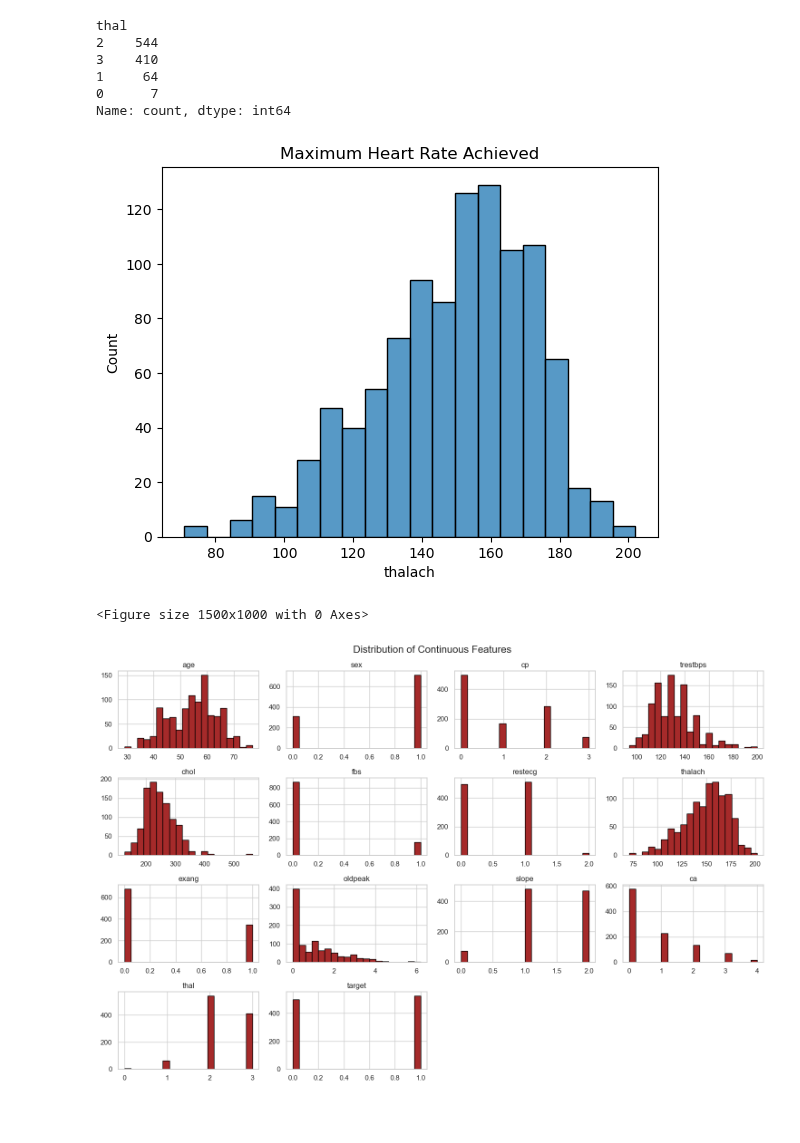
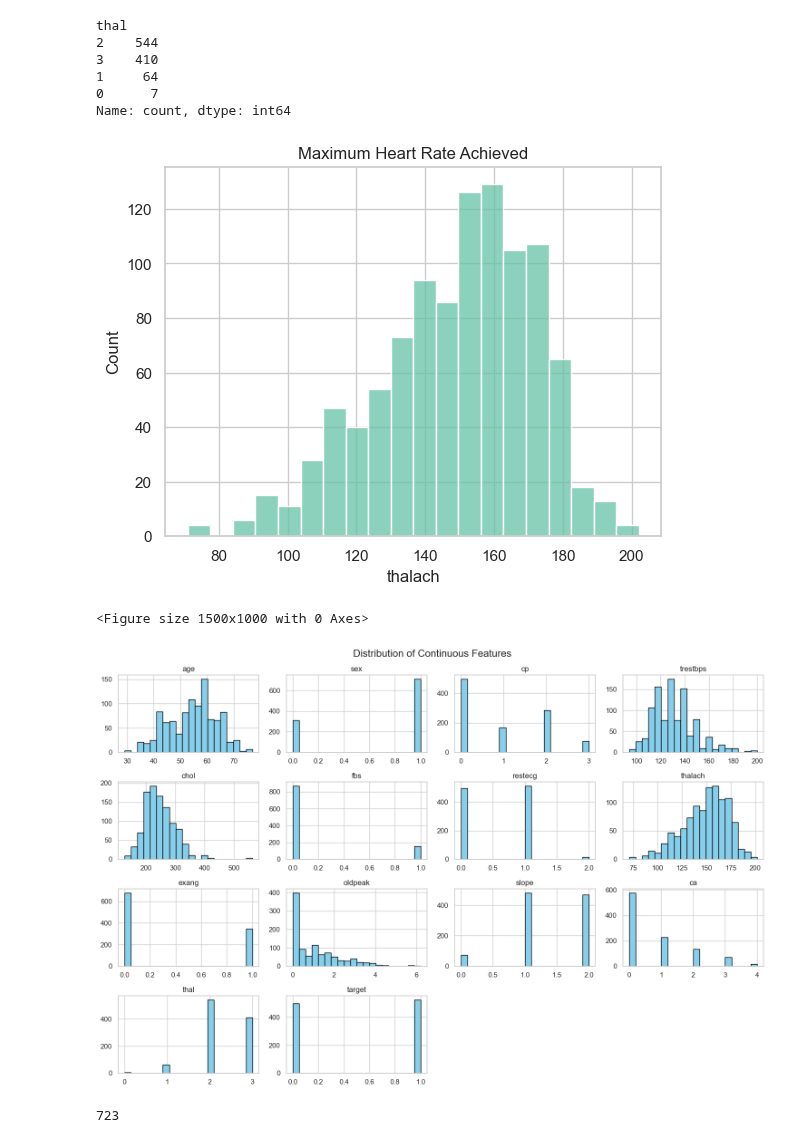
Before and after one commit to KeneanDita/Exploratory-Data-Analysis-EDA-, a Jupyter notebook: Heart_Disease.ipynb, the cells around one changed output. Drawn from its saved outputs; the diff is of its cells as text; code cells hidden in the pictures; blank space fills up the shorter version.

```diff
--- a/Heart_Disease.ipynb
+++ b/Heart_Disease.ipynb
@@ -3,8 +3,8 @@ import pandas as pd
 import matplotlib.pyplot as plt
 import seaborn as sns
 
-df = pd.read_csv('heart_disease.csv')
-df
+data = pd.read_csv('CSV_files/heart_disease.csv')
+data
 # %% [output]
 |  | age | sex | cp | trestbps | chol | fbs | restecg | thalach | exang | oldpeak | slope | ... |
 | 0 | 52 | 1 | 0 | 125 | 212 | 0 | 1 | 168 | 0 | 1.0 | 2 | ... |
@@ -74,12 +74,12 @@ thal
 0      7
 Name: count, dtype: int64
 # %%
-sns.histplot(df['thalach'])
+sns.histplot(data['thalach'])
 plt.title("Maximum Heart Rate Achieved")
 plt.savefig('Maximum Heart Rate Achieved Distribution.png', dpi=300)
 plt.show()
 # %% [output]
-[figure, old version]
+[figure, new version]
 # %%
 # Set the style and color palette for seaborn
 sns.set(style="whitegrid")
@@ -87,11 +87,16 @@ sns.set_palette("Set2")  # Change the color palette for better aesthetics
 
 # Plot histograms for continuous features with customizations
 plt.figure(figsize=(15, 10))
-df.hist(bins=20, color='brown', edgecolor='black', figsize=(15, 10))
+data.hist(bins=20, color='skyblue', edgecolor='black', figsize=(15, 10))
 plt.suptitle('Distribution of Continuous Features', fontsize=16)
 plt.tight_layout()  # Adjust layout to prevent overlapping
-plt.savefig('Overiew of all columns.png', dpi=300)
+# plt.savefig('Overiew of all columns.png', dpi=300)
 plt.show()
 # %% [output]
 <Figure size 1500x1000 with 0 Axes>
-[figure, old version]
+[figure, new version]
+# %%
+data.duplicated().sum()
+#We ignore the duplicates because they are intentional and most of the data can be similar to many patients
+# %% [output]
+723
```
Also changed, not shown: parts of 5 cells of this notebook.
